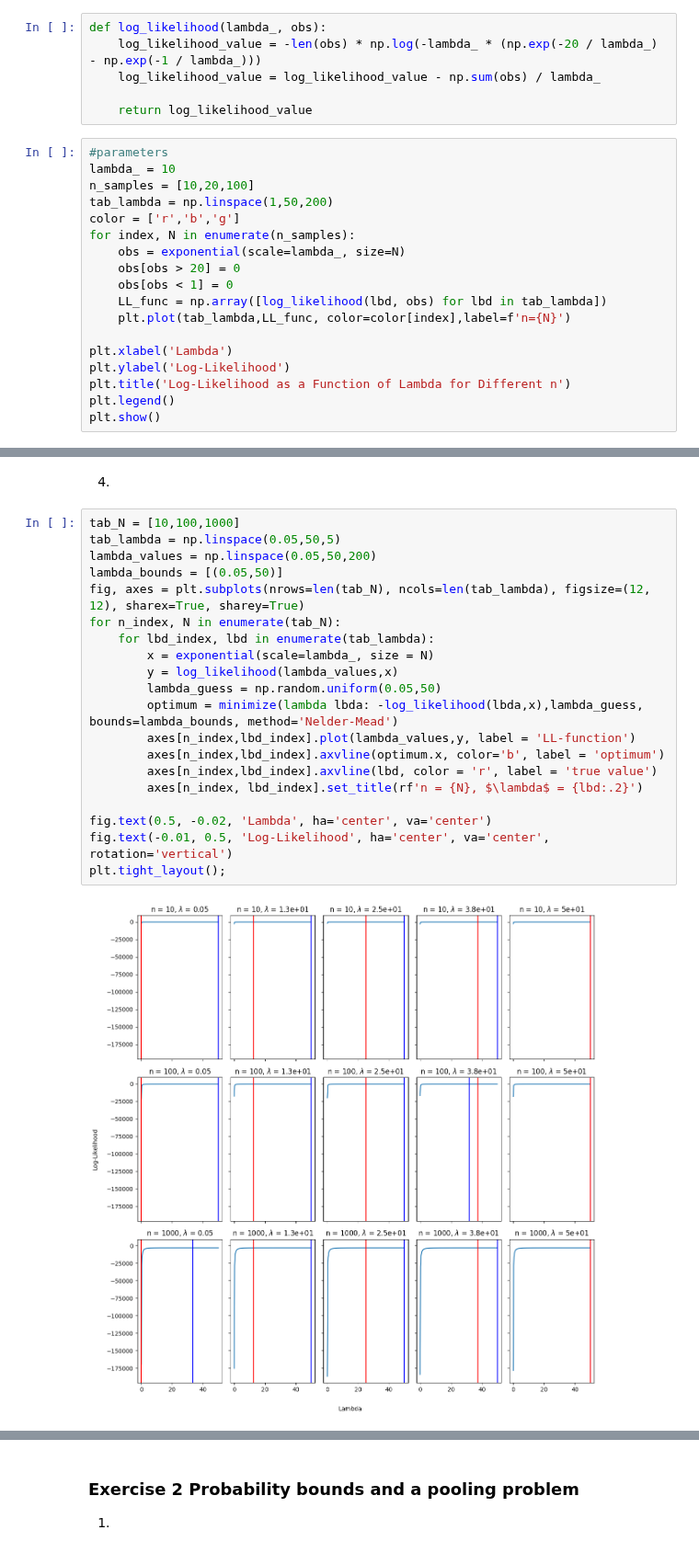
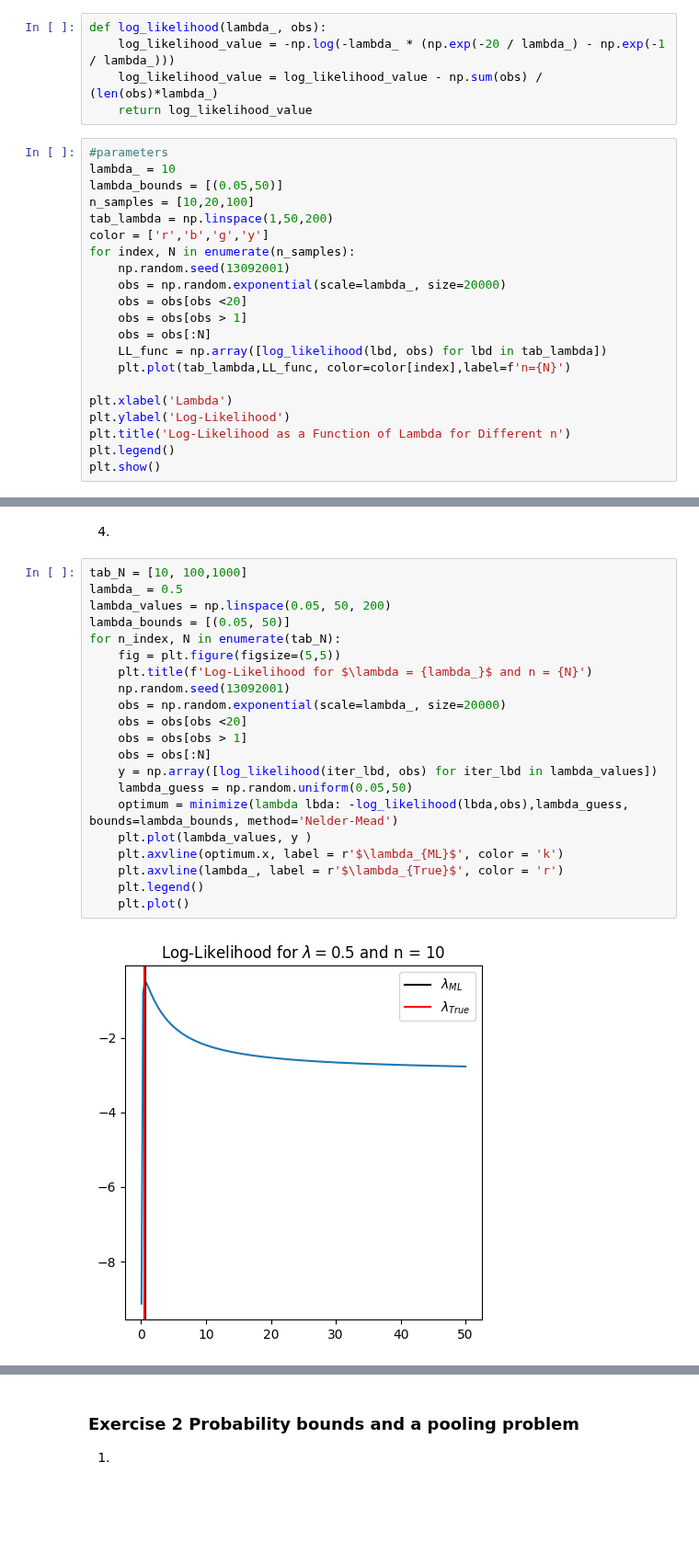
Before and after one commit to roduit/FundamentalLearningEPFL, a Jupyter notebook: Homeworks/HW1/FoiL_HW1.ipynb, the cells around one changed output, grey strips where cells are left out. Shown at 92% size. Drawn from its saved outputs; the diff is of its cells as text; blank space fills up the shorter version.

```diff
--- a/Homeworks/HW1/FoiL_HW1.ipynb
+++ b/Homeworks/HW1/FoiL_HW1.ipynb
@@ -71,20 +77,22 @@ plt.show()
 3.
 # %%
 def log_likelihood(lambda_, obs):
-    log_likelihood_value = -len(obs) * np.log(-lambda_ * (np.exp(-20 / lambda_) - np.exp(-1 / lambda_)))
-    log_likelihood_value = log_likelihood_value - np.sum(obs) / lambda_
-
+    log_likelihood_value = -np.log(-lambda_ * (np.exp(-20 / lambda_) - np.exp(-1 / lambda_)))
+    log_likelihood_value = log_likelihood_value - np.sum(obs) / (len(obs)*lambda_)
     return log_likelihood_value
 # %%
 #parameters
 lambda_ = 10
+lambda_bounds = [(0.05,50)]
 n_samples = [10,20,100]
 tab_lambda = np.linspace(1,50,200)
-color = ['r','b','g']
+color = ['r','b','g','y']
 for index, N in enumerate(n_samples):
-    obs = exponential(scale=lambda_, size=N)
-    obs[obs > 20] = 0
-    obs[obs < 1] = 0
+    np.random.seed(13092001)
+    obs = np.random.exponential(scale=lambda_, size=20000)
+    obs = obs[obs <20]
+    obs = obs[obs > 1]
+    obs = obs[:N]
     LL_func = np.array([log_likelihood(lbd, obs) for lbd in tab_lambda])
     plt.plot(tab_lambda,LL_func, color=color[index],label=f'n={N}')
 
@@ -98,24 +106,25 @@ plt.show()
 # %% [markdown]
 4.
 # %%
-tab_N = [10,100,1000]
-tab_lambda = np.linspace(0.05,50,5)
-lambda_values = np.linspace(0.05,50,200)
-lambda_bounds = [(0.05,50)]
-fig, axes = plt.subplots(nrows=len(tab_N), ncols=len(tab_lambda), figsize=(12, 12), sharex=True, sharey=True)
+tab_N = [10, 100,1000]
+lambda_ = 0.5
+lambda_values = np.linspace(0.05, 50, 200)
+lambda_bounds = [(0.05, 50)]
 for n_index, N in enumerate(tab_N):
-    for lbd_index, lbd in enumerate(tab_lambda):
-        x = exponential(scale=lambda_, size = N)
-        y = log_likelihood(lambda_values,x)
-        lambda_guess = np.random.uniform(0.05,50)
-        optimum = minimize(lambda lbda: -log_likelihood(lbda,x),lambda_guess, bounds=lambda_bounds, method='Nelder-Mead')
-        axes[n_index,lbd_index].plot(lambda_values,y, label = 'LL-function')
-        axes[n_index,lbd_index].axvline(optimum.x, color='b', label = 'optimum')
-        axes[n_index,lbd_index].axvline(lbd, color = 'r', label = 'true value')
-        axes[n_index, lbd_index].set_title(rf'n = {N}, $\lambda$ = {lbd:.2}')
-
-fig.text(0.5, -0.02, 'Lambda', ha='center', va='center')
-fig.text(-0.01, 0.5, 'Log-Likelihood', ha='center', va='center', rotation='vertical')
-plt.tight_layout();
+    fig = plt.figure(figsize=(5,5))
+    plt.title(f'Log-Likelihood for $\lambda = {lambda_}$ and n = {N}')
+    np.random.seed(13092001)
+    obs = np.random.exponential(scale=lambda_, size=20000)
+    obs = obs[obs <20]
+    obs = obs[obs > 1]
+    obs = obs[:N]
+    y = np.array([log_likelihood(iter_lbd, obs) for iter_lbd in lambda_values])
+    lambda_guess = np.random.uniform(0.05,50)
+    optimum = minimize(lambda lbda: -log_likelihood(lbda,obs),lambda_guess, bounds=lambda_bounds, method='Nelder-Mead')
+    plt.plot(lambda_values, y )
+    plt.axvline(optimum.x, label = r'$\lambda_{ML}$', color = 'k')
+    plt.axvline(lambda_, label = r'$\lambda_{True}$', color = 'r')
+    plt.legend()
+    plt.plot()
 # %% [output]
-[figure, old version]
+[figure, new version]
```
Also changed, not shown: parts of 12 cells of this notebook.
